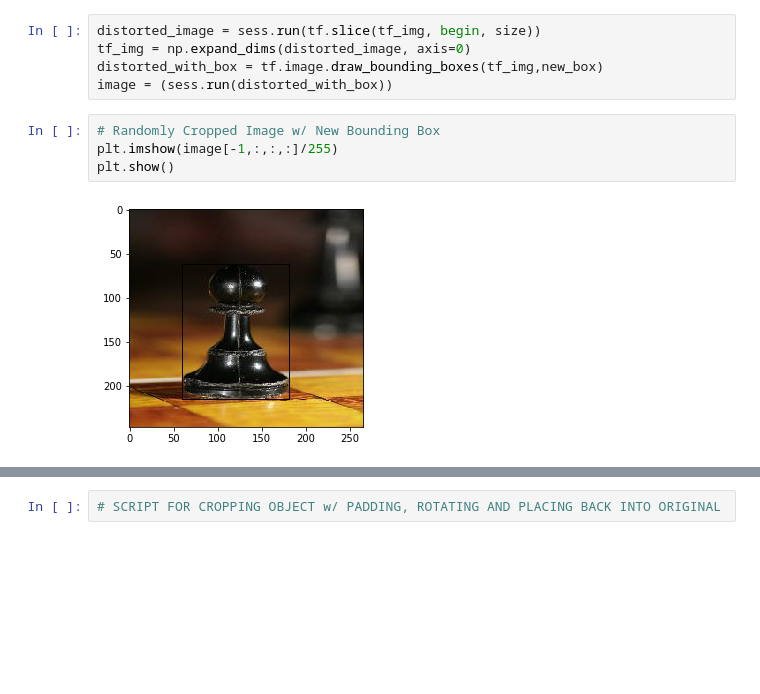
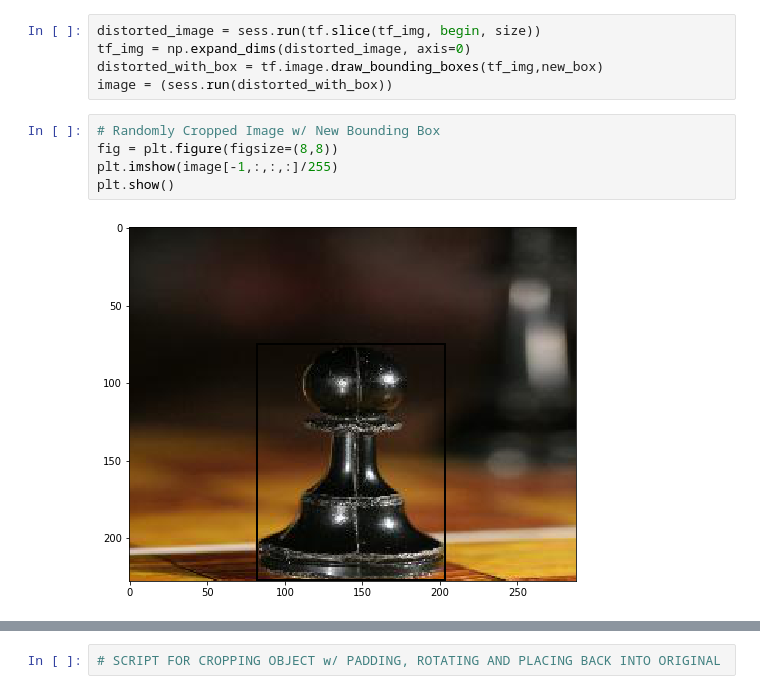
Before and after one commit to Simikamali/image_augment, a Jupyter notebook: DataAug.ipynb, the cells around one changed output, grey strips where cells are left out. Cells and saved outputs as stored; diff of their text form; blank space fills up the shorter version.

```diff
--- a/DataAug.ipynb
+++ b/DataAug.ipynb
@@ -87,10 +87,11 @@ distorted_with_box = tf.image.draw_bounding_boxes(tf_img,new_box)
 image = (sess.run(distorted_with_box))
 # %%
 # Randomly Cropped Image w/ New Bounding Box
+fig = plt.figure(figsize=(8,8))
 plt.imshow(image[-1,:,:,:]/255)
 plt.show()
 # %% [output]
-[figure, old version]
+[figure, new version]
 # %%
 # Darknet / Yolo will resize the bounding box as long as it's in yolo format,
 # Cropping and resizing the object adds even more scale image augmentation. A+
```
Also changed, not shown: parts of 11 cells of this notebook.
